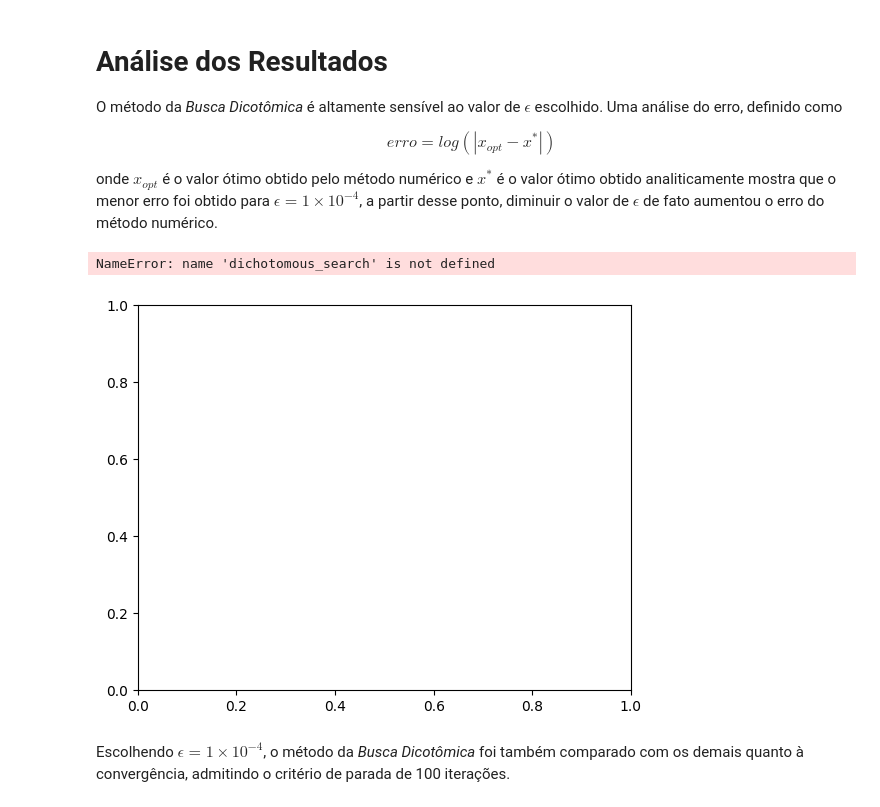
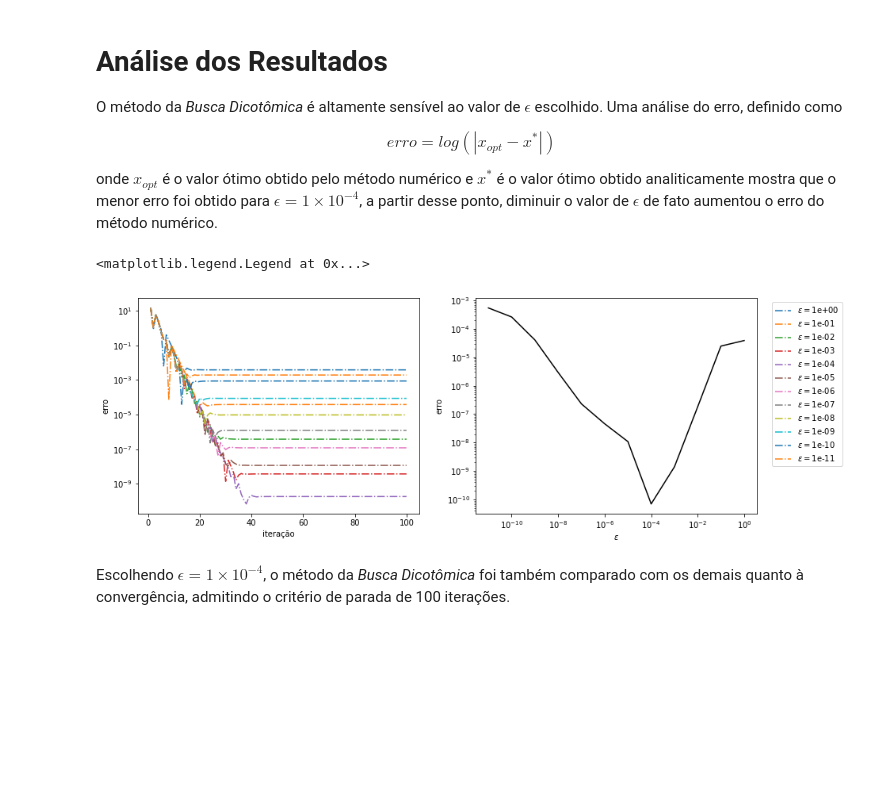
Before and after one commit to properallan/ENE300, a Jupyter notebook: tarefas/trabalho_1/trabalho_1_entrega.ipynb, the cells around one changed output. Saved outputs shown, nothing was run; the diff lists cells and outputs as text; code cells hidden in the pictures; blank space fills up the shorter version.

```diff
--- a/tarefas/trabalho_1/trabalho_1_entrega.ipynb
+++ b/tarefas/trabalho_1/trabalho_1_entrega.ipynb
@@ -285,32 +283,32 @@ onde $x_{opt}$ é o valor ótimo obtido pelo método numérico e $x^*$ é o valo
 # %%
 fig = plt.figure(figsize=(14,5))
 ax1 = plt.subplot(121)
 
 errors = []
 for eps in np.logspace(0, -11, 12):
   x_opt_ds, x_hist_ds = dichotomous_search(f, a=0.0, b=105.0 , epsilon=eps, objective='maximize', itmax=100)
 
-  it = np.arange(1, len(x_opt_ds))+1
+  it = np.arange(0, len(x_hist_ds))+1
   error_ds = abs(x_hist_ds - x_opt_a)
   plt.plot(it, error_ds, ls='-.', label=rf"$\epsilon=${eps:1.0e}")
 
   errors.append(np.min(error_ds))
 
 plt.ylabel('erro')
 plt.xlabel('iteração')
 plt.yscale('log')
 
 ax2 = plt.subplot(122)
 plt.plot(np.logspace(0, -11, 12), errors, color='k')
 plt.ylabel('erro')
 plt.xlabel(r'$\epsilon$')
 plt.yscale('log')
 plt.xscale('log')
 
 ax1.legend(bbox_to_anchor=(2.24, 1), loc="upper left")
 # %% [output]
-NameError: name 'dichotomous_search' is not defined
+<matplotlib.legend.Legend at 0x...>
-[figure, old version]
+[figure, new version]
 # %% [markdown]
 Escolhendo $\epsilon=1\times 10^{-4}$, o método da *Busca Dicotômica* foi também comparado com os demais quanto à convergência, admitindo o critério de parada de 100 iterações.
 # %%
```
Also changed, not shown: parts of 5 cells of this notebook.
